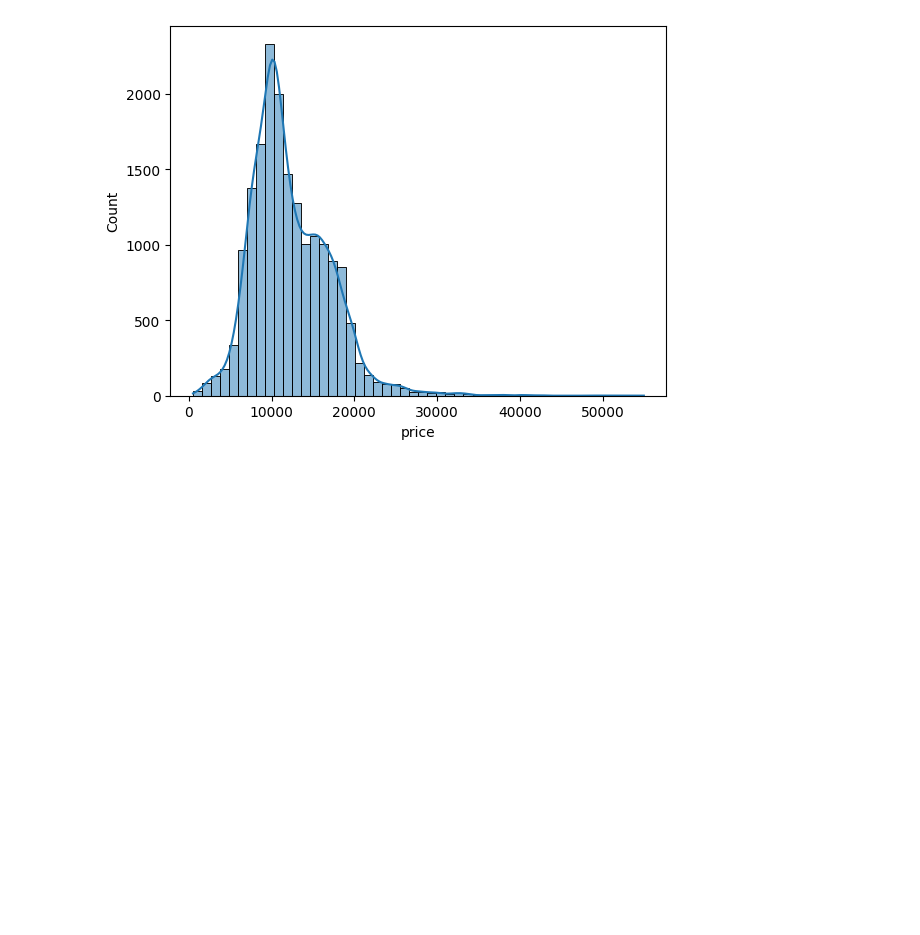
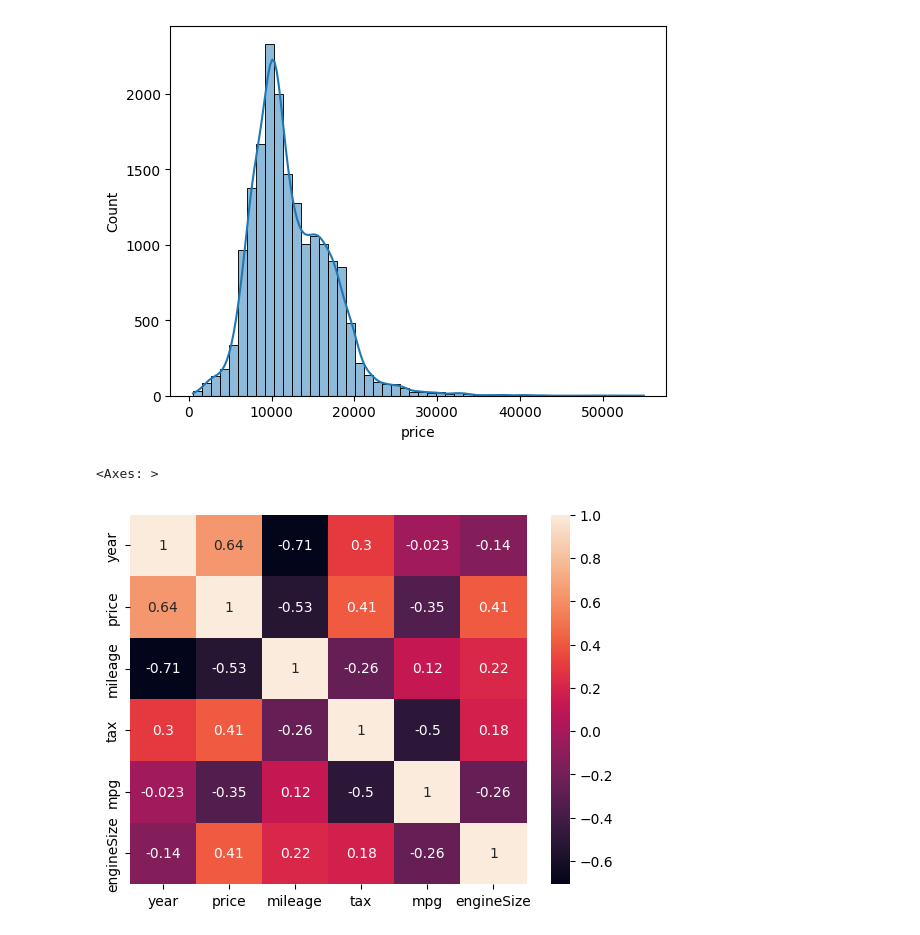
Before and after one commit to Murali-Manohar31/ML-work, a Jupyter notebook: Car price prediction/car_price_prediction.ipynb, the cells around one changed output. Drawn from its saved outputs; the diff is of its cells as text; code cells hidden in the pictures; blank space fills up the shorter version.

```diff
--- a/Car price prediction/car_price_prediction.ipynb
+++ b/Car price prediction/car_price_prediction.ipynb
@@ -69,3 +71,8 @@ sns.histplot(df['price'],bins=50,kde=True)
 # %% [output]
 <Axes: xlabel='price', ylabel='Count'>
 [figure]
+# %%
+sns.heatmap(df.corr(numeric_only=True),annot=True)
+# %% [output]
+<Axes: >
+[figure, added]
```
Also changed, not shown: parts of 8 cells of this notebook.
